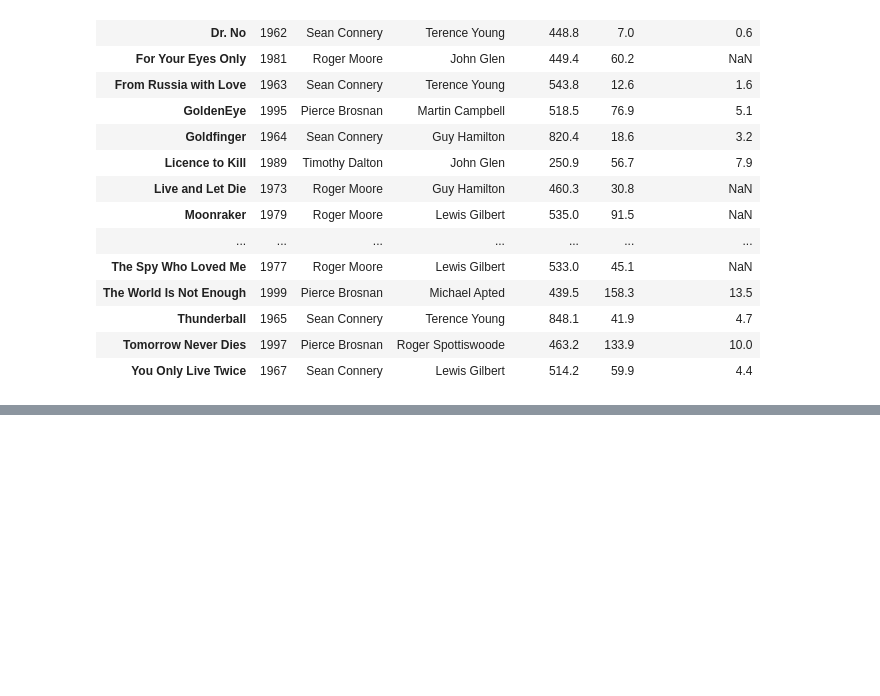
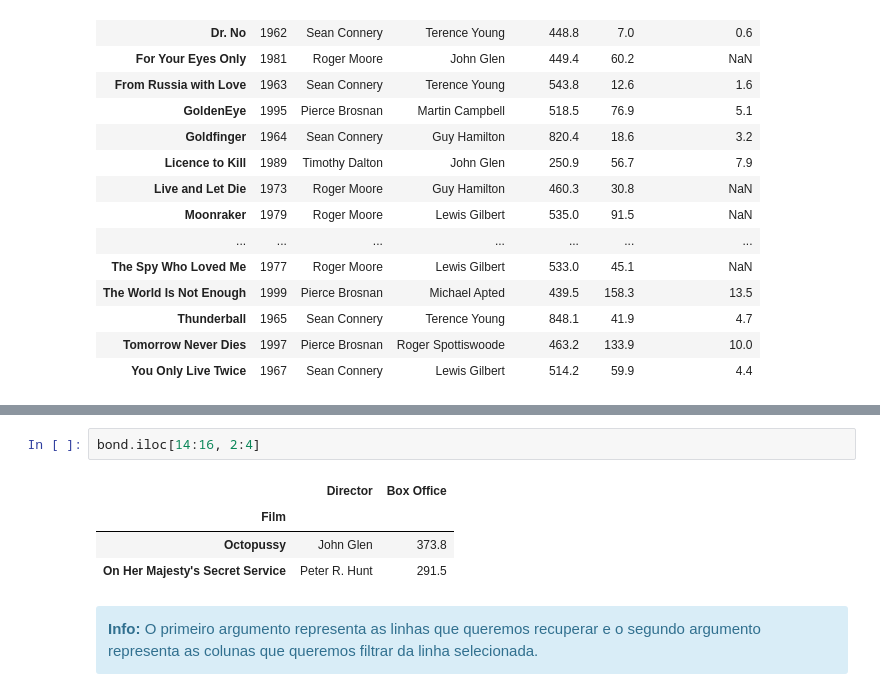
Before and after one commit to lukemariano/-I-love-pandas, a Jupyter notebook: pandas/Dataframe3_data_extraction.ipynb, the cells around one changed output, grey strips where cells are left out. Cells and saved outputs as stored; diff of their text form; blank space fills up the shorter version.

```diff
--- a/pandas/Dataframe3_data_extraction.ipynb
+++ b/pandas/Dataframe3_data_extraction.ipynb
@@ -217,0 +278,11 @@ bond.iloc[3:]
+# %%
+bond.iloc[14:16, 2:4]
+# %% [output]
+|  | Director | Box Office |
+| Film |  |  |
+| Octopussy | John Glen | 373.8 |
+| On Her Majesty's Secret Service | Peter R. Hunt | 291.5 |
+# %% [markdown]
+<div class="alert alert-block alert-info">
+    <b>Info:</b> O primeiro argumento representa as linhas que queremos recuperar e o segundo argumento representa as colunas que queremos filtrar da linha selecionada.
+</div>
```
Also changed, not shown: parts of 9 cells of this notebook.
